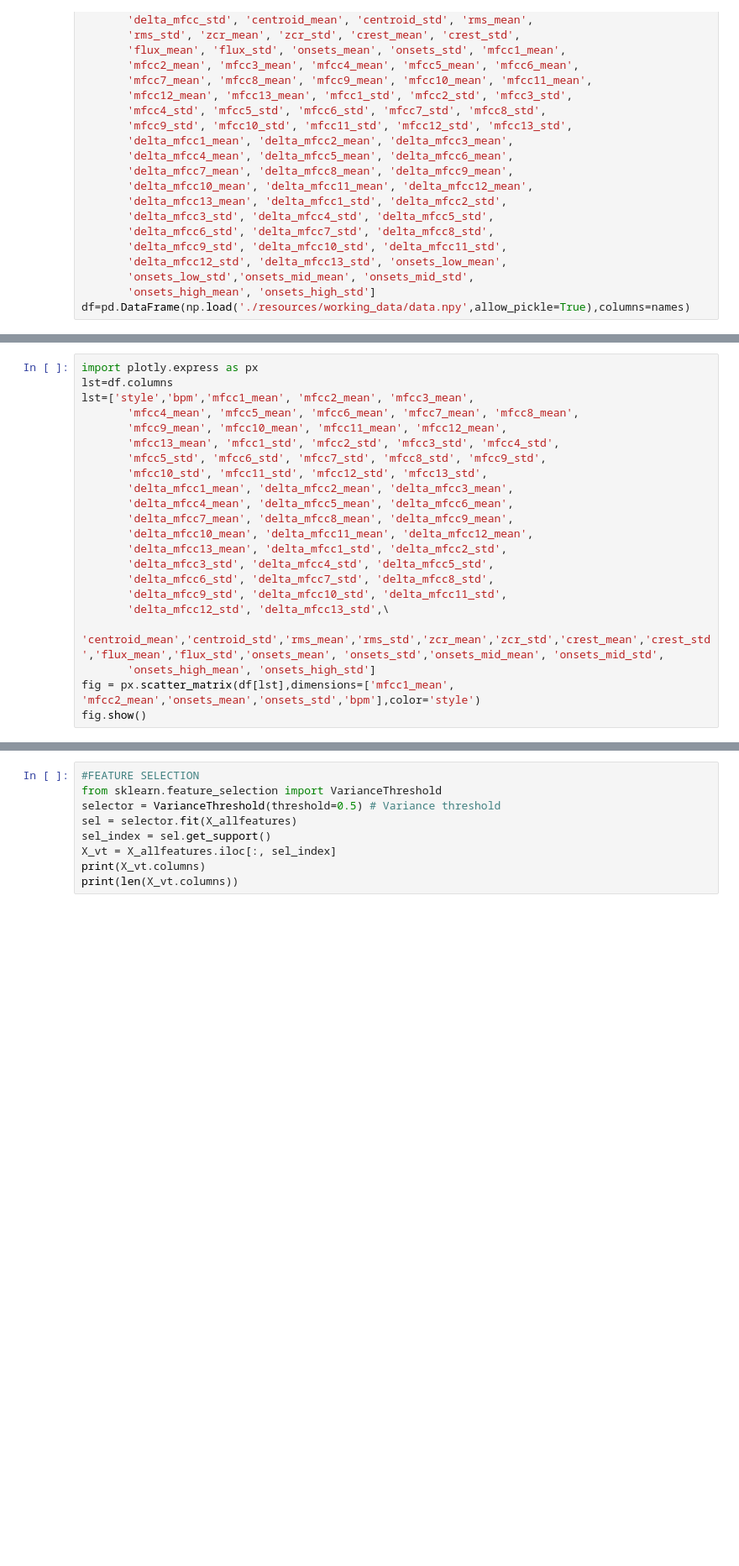
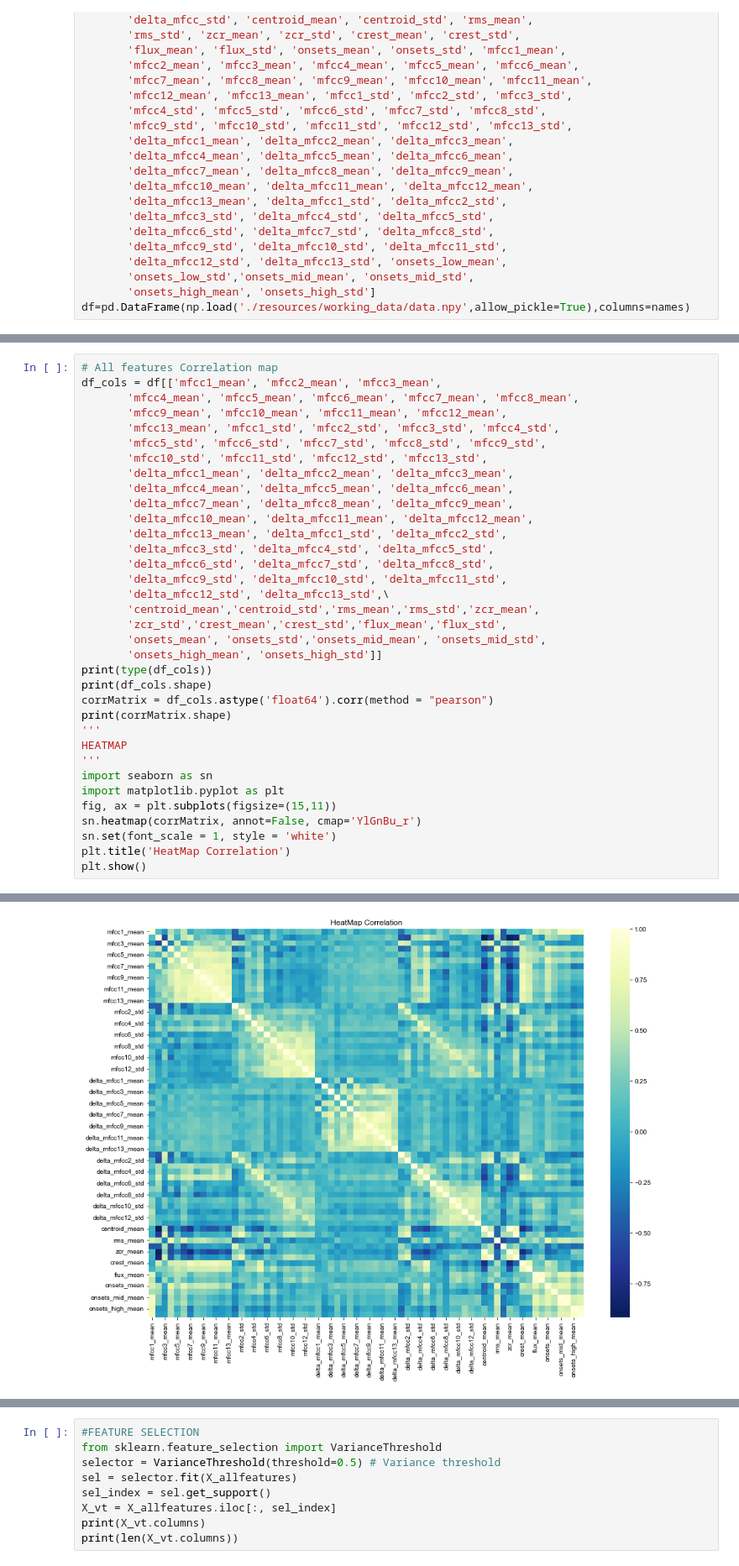
Before and after one commit to VedantKalbag/drum-style-identification, a Jupyter notebook: final_code.ipynb, the cells around one changed output, grey strips where cells are left out. Shown: that part at 84% size. Saved outputs shown, nothing was run; the diff lists cells and outputs as text; blank space fills up the shorter version.

Commit message:
added comments and plots

```diff
--- a/final_code.ipynb
+++ b/final_code.ipynb
@@ -418,7 +461,6 @@ df=pd.DataFrame(np.load('./resources/working_data/data.npy',allow_pickle=True),c
 # %%
-import plotly.express as px
-lst=df.columns
-lst=['style','bpm','mfcc1_mean', 'mfcc2_mean', 'mfcc3_mean',
+# All features Correlation map
+df_cols = df[['mfcc1_mean', 'mfcc2_mean', 'mfcc3_mean',
        'mfcc4_mean', 'mfcc5_mean', 'mfcc6_mean', 'mfcc7_mean', 'mfcc8_mean',
        'mfcc9_mean', 'mfcc10_mean', 'mfcc11_mean', 'mfcc12_mean',
        'mfcc13_mean', 'mfcc1_std', 'mfcc2_std', 'mfcc3_std', 'mfcc4_std',
@@ -433,7 +475,22 @@ lst=['style','bpm','mfcc1_mean', 'mfcc2_mean', 'mfcc3_mean',
        'delta_mfcc6_std', 'delta_mfcc7_std', 'delta_mfcc8_std',
        'delta_mfcc9_std', 'delta_mfcc10_std', 'delta_mfcc11_std',
        'delta_mfcc12_std', 'delta_mfcc13_std',\
-       'centroid_mean','centroid_std','rms_mean','rms_std','zcr_mean','zcr_std','crest_mean','crest_std','flux_mean','flux_std','onsets_mean', 'onsets_std','onsets_mid_mean', 'onsets_mid_std',
-       'onsets_high_mean', 'onsets_high_std']
-fig = px.scatter_matrix(df[lst],dimensions=['mfcc1_mean', 'mfcc2_mean','onsets_mean','onsets_std','bpm'],color='style')
-fig.show()
+       'centroid_mean','centroid_std','rms_mean','rms_std','zcr_mean',
+       'zcr_std','crest_mean','crest_std','flux_mean','flux_std',
+       'onsets_mean', 'onsets_std','onsets_mid_mean', 'onsets_mid_std',
+       'onsets_high_mean', 'onsets_high_std']]
+print(type(df_cols))
+print(df_cols.shape)
+corrMatrix = df_cols.astype('float64').corr(method = "pearson")
+print(corrMatrix.shape)
+'''
+HEATMAP
+'''
+import seaborn as sn
+import matplotlib.pyplot as plt
+fig, ax = plt.subplots(figsize=(15,11))
+sn.heatmap(corrMatrix, annot=False, cmap='YlGnBu_r')
+sn.set(font_scale = 1, style = 'white')
+plt.title('HeatMap Correlation')
+plt.show()
+# %% [output]
@@ -439,0 +500 @@ fig.show()
+[figure, added]
```
Also changed, not shown: parts of 29 cells of this notebook, 7 other files.
